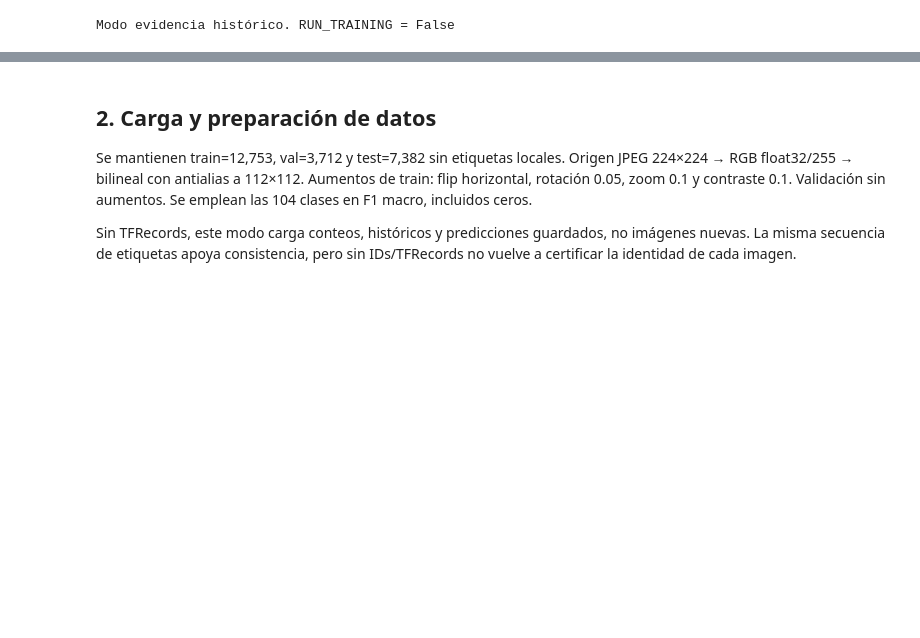
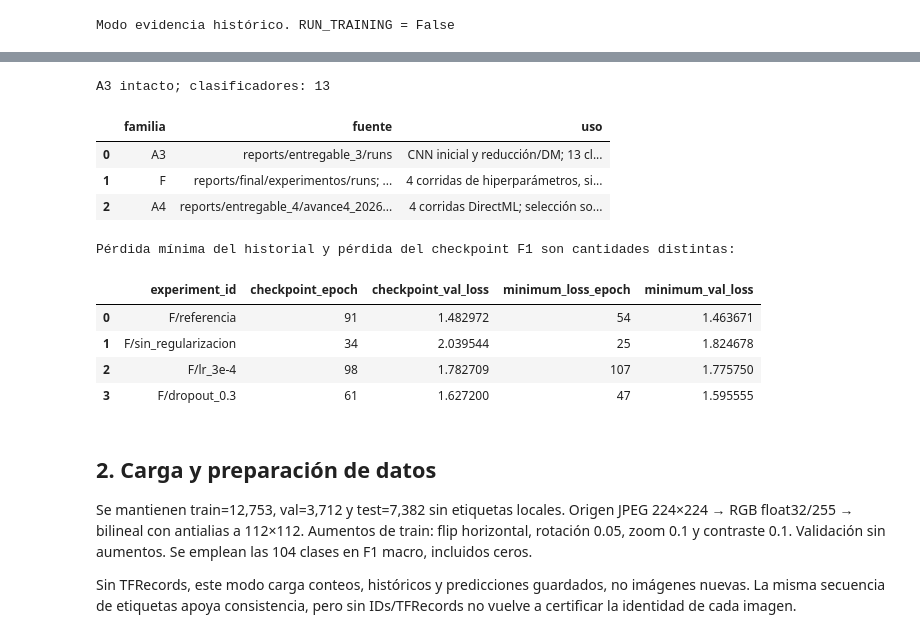
Before and after one commit to Lunaaaalj/NeuralNetworksTeamEnvironment, a Jupyter notebook: entregables/avance4/equipo_proyecto_avance4.ipynb, the cells around one changed output, grey strips where cells are left out. Cells and saved outputs as stored; diff of their text form; code cells hidden in the pictures; blank space fills up the shorter version.

Commit message:
fix(avance4): sincronizar PDF notebook ZIP y validar alineacion final

```diff
--- a/entregables/avance4/equipo_proyecto_avance4.ipynb
+++ b/entregables/avance4/equipo_proyecto_avance4.ipynb
@@ -30,3 +42,28 @@ Modo evidencia histórico. RUN_TRAINING = False
+# %%
+from scripts.check_avance3_avance4 import inspect, verify_frozen_a3
+provenance = inspect()
+frozen = json.loads((REPORT/"alineacion_avance3/procedencia.json").read_text(encoding="utf-8"))
+verify_frozen_a3(frozen)
+print("A3 intacto; clasificadores:", provenance["a3_classifiers_checked"])
+display(pd.DataFrame([
+    {"familia":"A3", "fuente":"reports/entregable_3/runs", "uso":"CNN inicial y reducción/DM; 13 clasificadores"},
+    {"familia":"F", "fuente":"reports/final/experimentos/runs; alias A3/hiperparametros", "uso":"4 corridas de hiperparámetros, sin duplicar alias; par de regularización"},
+    {"familia":"A4", "fuente":"reports/entregable_4/avance4_2026-10-21/runs", "uso":"4 corridas DirectML; selección solo dentro de A4"}
+]))
+print("Pérdida mínima del historial y pérdida del checkpoint F1 son cantidades distintas:")
+display(pd.DataFrame(provenance["loss_definitions"]).round(6))
+# %% [output]
+A3 intacto; clasificadores: 13
+|  | familia | fuente | uso |
+| 0 | A3 | reports/entregable_3/runs | CNN inicial y reducción/DM; 13 cl... |
+| 1 | F | reports/final/experimentos/runs; ... | 4 corridas de hiperparámetros, si... |
+| 2 | A4 | reports/entregable_4/avance4_2026... | 4 corridas DirectML; selección so... |
+Pérdida mínima del historial y pérdida del checkpoint F1 son cantidades distintas:
+|  | experiment_id | checkpoint_epoch | checkpoint_val_loss | minimum_loss_epoch | minimum_val_loss |
+| 0 | F/referencia | 91 | 1.482972 | 54 | 1.463671 |
+| 1 | F/sin_regularizacion | 34 | 2.039544 | 25 | 1.824678 |
+| 2 | F/lr_3e-4 | 98 | 1.782709 | 107 | 1.775750 |
+| 3 | F/dropout_0.3 | 61 | 1.627200 | 47 | 1.595555 |
 # %% [markdown]
 ## 2. Carga y preparación de datos
 Se mantienen train=12,753, val=3,712 y test=7,382 sin etiquetas locales. Origen JPEG 224×224 → RGB float32/255 → bilineal con antialias a 112×112. Aumentos de train: flip horizontal, rotación 0.05, zoom 0.1 y contraste 0.1. Validación sin aumentos. Se emplean las 104 clases en F1 macro, incluidos ceros.
```
Also changed, not shown: parts of 3 cells of this notebook, 11 other files.
